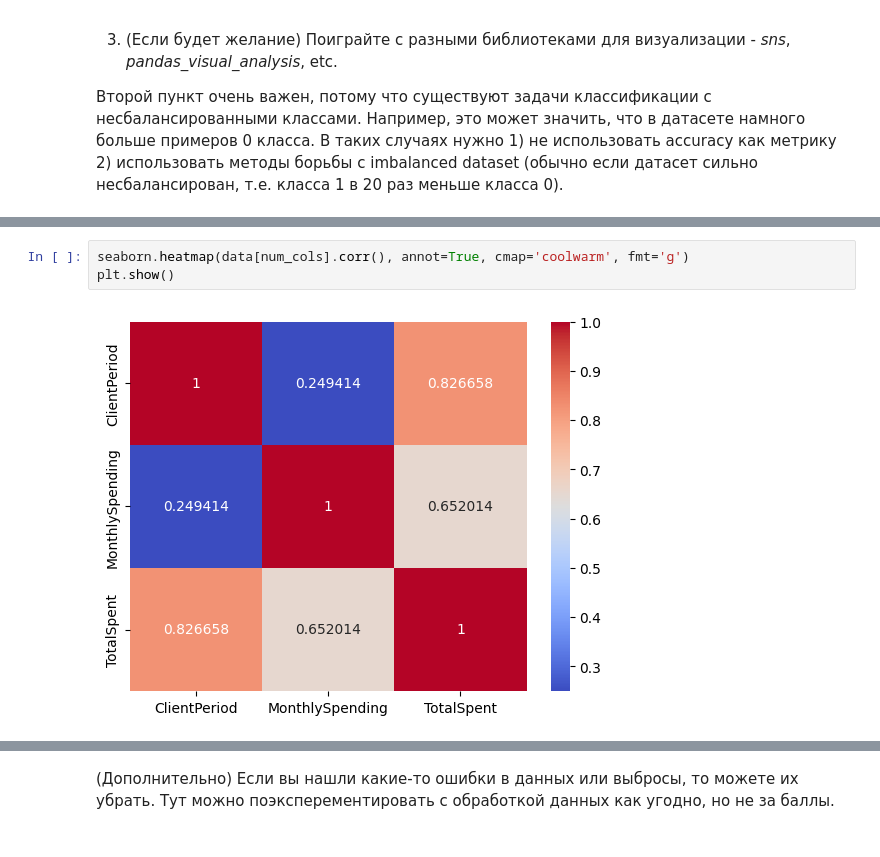
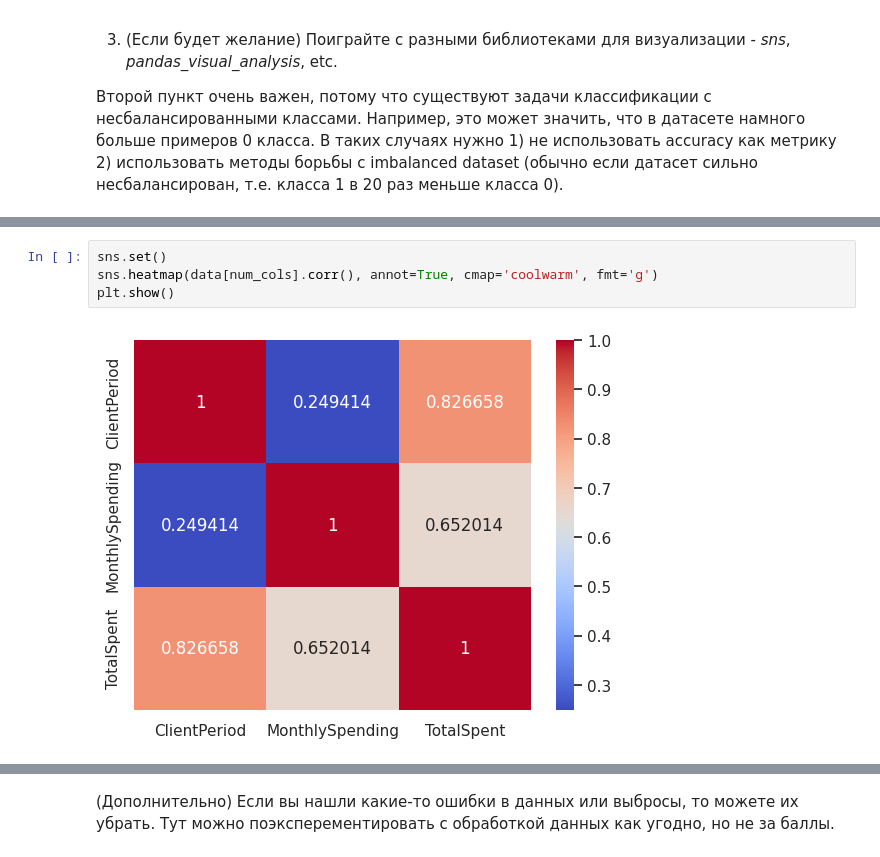
Before and after one commit to Prototype721/MFTI_course, a Jupyter notebook: week_03_composition_model_selection/Homework/hw_3_kaggle.ipynb, the cells around one changed output, grey strips where cells are left out. Saved outputs shown, nothing was run; the diff lists cells and outputs as text.

```diff
--- a/week_03_composition_model_selection/Homework/hw_3_kaggle.ipynb
+++ b/week_03_composition_model_selection/Homework/hw_3_kaggle.ipynb
@@ -244,5 +244,6 @@ import seaborn
 # %%
-seaborn.heatmap(data[num_cols].corr(), annot=True, cmap='coolwarm', fmt='g')
+sns.set()
+sns.heatmap(data[num_cols].corr(), annot=True, cmap='coolwarm', fmt='g')
 plt.show()
 # %% [output]
-[figure, old version]
+[figure, new version]
```
Also changed, not shown: parts of 7 cells of this notebook.
